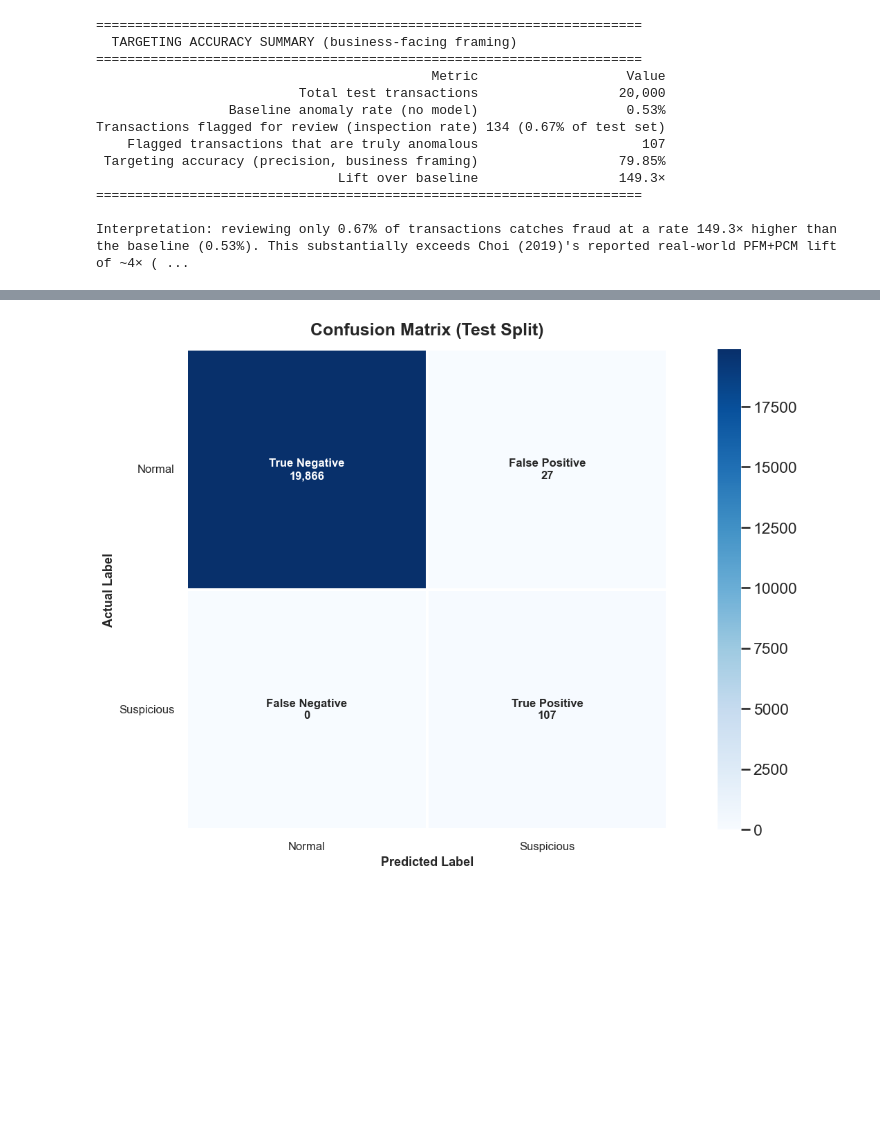
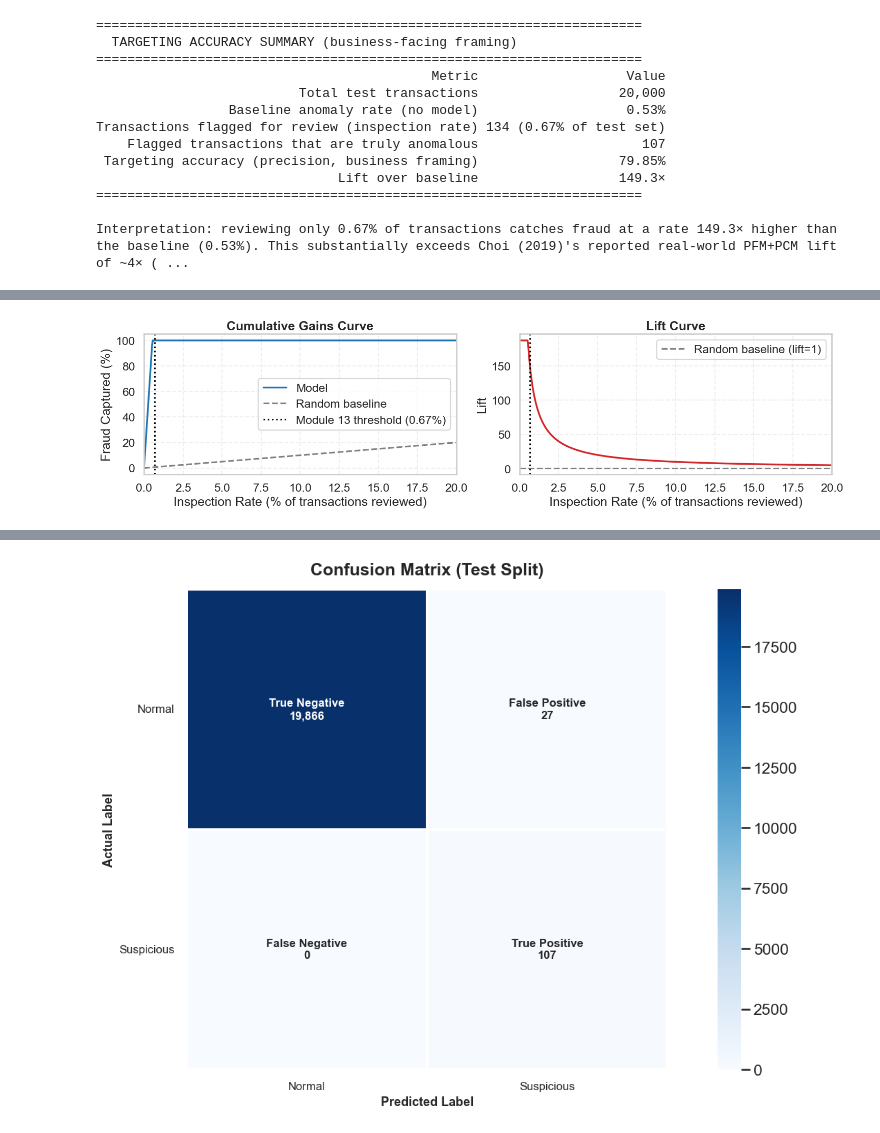
Before and after one commit to FullStackAnalyst/Data-Engineering, a Jupyter notebook: PYTHON/TBML.ipynb, the cells around one changed output, grey strips where cells are left out. Cells and saved outputs as stored; diff of their text form; code cells hidden in the pictures; blank space fills up the shorter version.

```diff
--- a/PYTHON/TBML.ipynb
+++ b/PYTHON/TBML.ipynb
@@ -1637,3 +1706,90 @@ Transactions flagged for review (inspection rate) 134 (0.67% of test set)
 ======================================================================
 
 Interpretation: reviewing only 0.67% of transactions catches fraud at a rate 149.3× higher than the baseline (0.53%). This substantially exceeds Choi (2019)'s reported real-world PFM+PCM lift of ~4× ( ...
+# %%
+# ───────────────────────────────────────────────────────────────────────────
+# Cumulative Gains / Lift Curve (Test Split)
+# ───────────────────────────────────────────────────────────────────────────
+
+gains_df = (
+    pd.DataFrame({"score": ensemble_score[test_mask], "y_true": y[test_mask]})
+    .sort_values("score", ascending=False)
+    .reset_index(drop=True)
+)
+gains_df["cum_positive"] = gains_df["y_true"].cumsum()
+total_positive = gains_df["y_true"].sum()
+
+gains_df["inspection_rate"] = (gains_df.index + 1) / len(gains_df)
+gains_df["capture_rate"] = gains_df["cum_positive"] / total_positive
+gains_df["lift"] = gains_df["capture_rate"] / gains_df["inspection_rate"]
+
+# Reference points at a few realistic capacity levels
+capacity_points = [0.005, 0.01, 0.02, 0.05, 0.10]
+ref_rows = []
+for cap in capacity_points:
+    idx = int(cap * len(gains_df)) - 1
+    idx = max(0, min(idx, len(gains_df) - 1))
+    ref_rows.append(
+        {
+            "Inspection Capacity": f"{cap*100:.1f}%",
+            "Transactions to Review": idx + 1,
+            "Fraud Captured": f"{gains_df.loc[idx, 'capture_rate']*100:.1f}%",
+            "Lift": f"{gains_df.loc[idx, 'lift']:.1f}×",
+        }
+    )
+capacity_table = pd.DataFrame(ref_rows)
+
+print("=" * 70)
+print("  CUMULATIVE GAINS AT SELECTED INSPECTION-CAPACITY LEVELS")
+print("=" * 70)
+print(capacity_table.to_string(index=False))
+
+# ───────── Cumulative Gains Chart ─────────
+fig, axes = plt.subplots(1, 2, figsize=(15, 15 * 9 / 32))
+
+axes[0].plot(
+    gains_df["inspection_rate"] * 100,
+    gains_df["capture_rate"] * 100,
+    linewidth=2.5,
+    color="#1F77B4",
+    label="Model",
+)
+axes[0].plot([0, 100], [0, 100], linestyle="--", color="gray", label="Random baseline")
+axes[0].axvline(
+    inspection_rate,
+    color="black",
+    linestyle=":",
+    label=f"Module 13 threshold ({inspection_rate:.2f}%)",
+)
+axes[0].set_xlabel("Inspection Rate (% of transactions reviewed)")
+axes[0].set_ylabel("Fraud Captured (%)")
+axes[0].set_title("Cumulative Gains Curve", fontweight="bold")
+axes[0].set_xlim(0, 20)  # zoom into the operationally realistic region
+axes[0].legend(frameon=True)
+axes[0].grid(alpha=0.3, linestyle="--")
+
+axes[1].plot(
+    gains_df["inspection_rate"] * 100,
+    gains_df["lift"],
+    linewidth=2.5,
+    color="#D62728",
+)
+axes[1].axhline(1.0, linestyle="--", color="gray", label="Random baseline (lift=1)")
+axes[1].axvline(inspection_rate, color="black", linestyle=":")
+axes[1].set_xlabel("Inspection Rate (% of transactions reviewed)")
+axes[1].set_ylabel("Lift")
+axes[1].set_title("Lift Curve", fontweight="bold")
+axes[1].set_xlim(0, 20)
+axes[1].legend(frameon=True)
+axes[1].grid(alpha=0.3, linestyle="--")
+
+plt.tight_layout()
+plt.show()
+print(
+    "\nCaution: capture rate reaches 100% at just ~1% inspection capacity, an even "
+    "more extreme separation than Module 16.3's single-point lift figure suggested. "
+    "This reinforces Limitation 22.2 — real-world mis-invoicing would very unlikely "
+    "concentrate this tightly at the top of a risk-ranked queue, so this curve should "
+    "be read as an upper bound on achievable lift, not a deployment expectation."
+)
+# %% [output]
@@ -1639,0 +1805 @@ Interpretation: reviewing only 0.67% of transactions catches fraud at a rate 149
+[figure, added]
```
Also changed, not shown: parts of 14 cells of this notebook.
